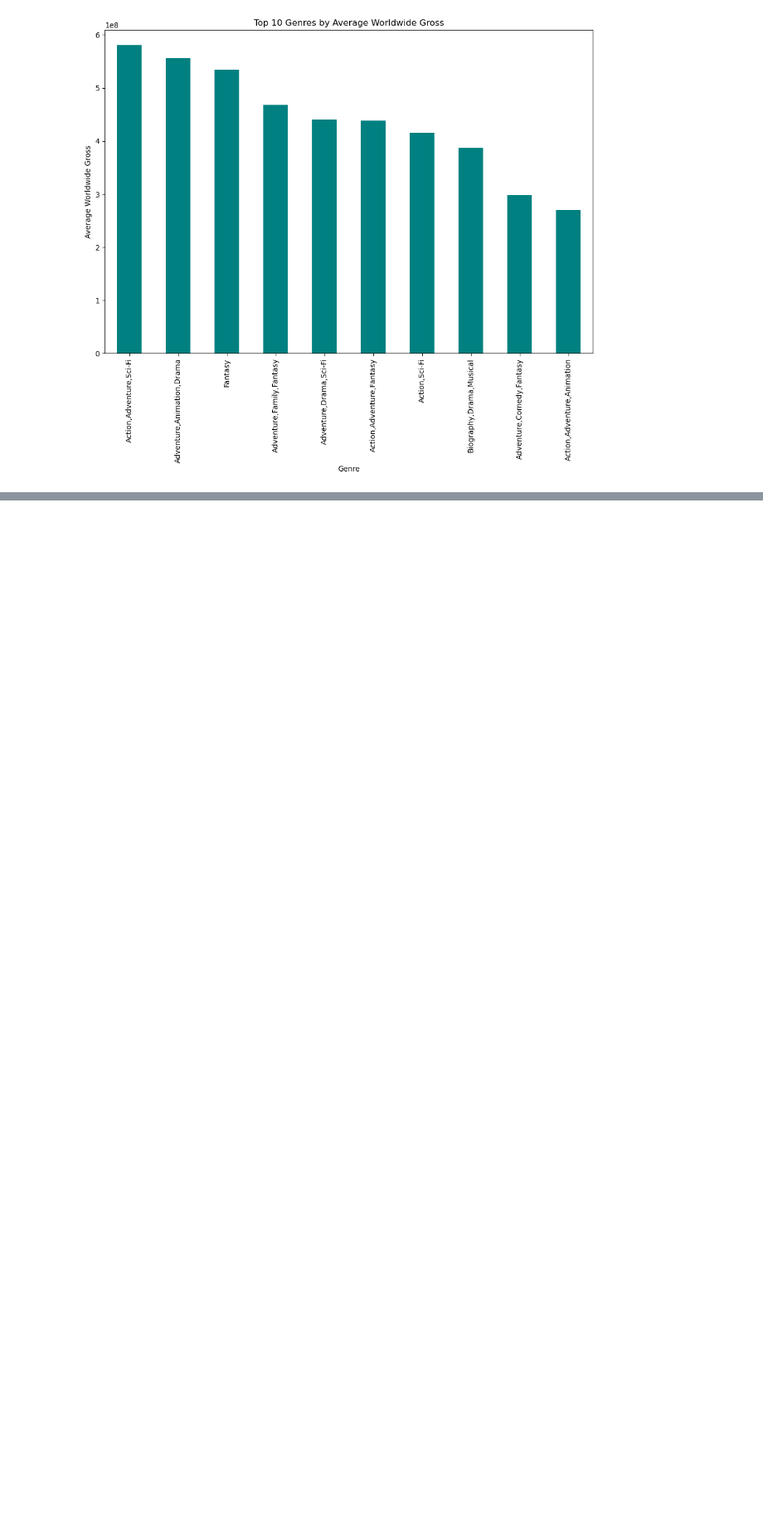
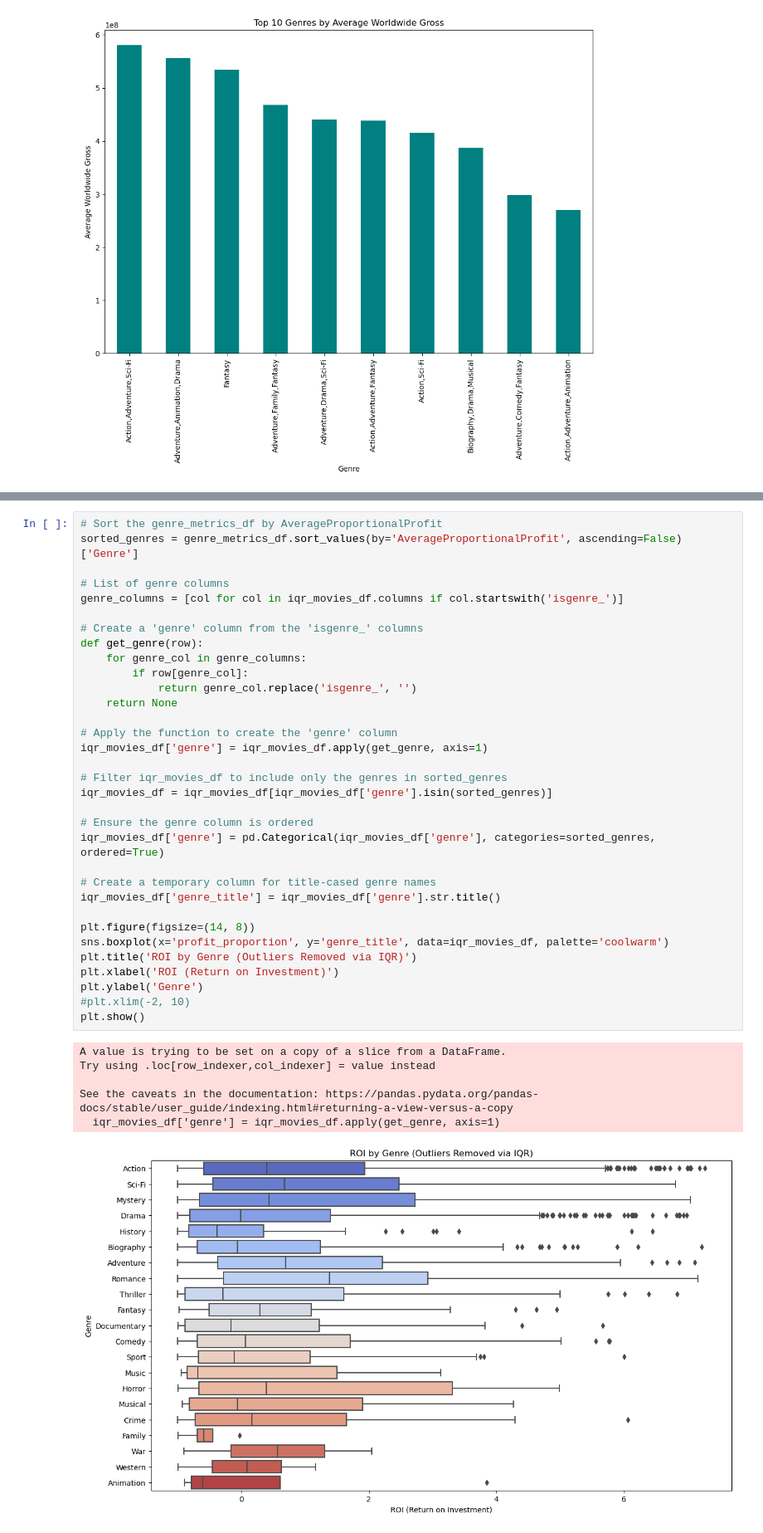
Before and after one commit to minerva-ds/dsc-movies-analysis, a Jupyter notebook: scrapnotebooks/unused_plots.ipynb, the cells around one changed output, grey strips where cells are left out. Shown at 83% size. Saved outputs shown, nothing was run; the diff lists cells and outputs as text; blank space fills up the shorter version.

```diff
--- a/scrapnotebooks/unused_plots.ipynb
+++ b/scrapnotebooks/unused_plots.ipynb
@@ -458,0 +576,40 @@ plt.show()
+# %%
+# Sort the genre_metrics_df by AverageProportionalProfit
+sorted_genres = genre_metrics_df.sort_values(by='AverageProportionalProfit', ascending=False)['Genre']
+
+# List of genre columns
+genre_columns = [col for col in iqr_movies_df.columns if col.startswith('isgenre_')]
+
+# Create a 'genre' column from the 'isgenre_' columns
+def get_genre(row):
+    for genre_col in genre_columns:
+        if row[genre_col]:
+            return genre_col.replace('isgenre_', '')
+    return None
+
+# Apply the function to create the 'genre' column
+iqr_movies_df['genre'] = iqr_movies_df.apply(get_genre, axis=1)
+
+# Filter iqr_movies_df to include only the genres in sorted_genres
+iqr_movies_df = iqr_movies_df[iqr_movies_df['genre'].isin(sorted_genres)]
+
+# Ensure the genre column is ordered
+iqr_movies_df['genre'] = pd.Categorical(iqr_movies_df['genre'], categories=sorted_genres, ordered=True)
+
+# Create a temporary column for title-cased genre names
+iqr_movies_df['genre_title'] = iqr_movies_df['genre'].str.title()
+
+plt.figure(figsize=(14, 8))
+sns.boxplot(x='profit_proportion', y='genre_title', data=iqr_movies_df, palette='coolwarm')
+plt.title('ROI by Genre (Outliers Removed via IQR)')
+plt.xlabel('ROI (Return on Investment)')
+plt.ylabel('Genre')
+#plt.xlim(-2, 10)
+plt.show()
+# %% [output]
+A value is trying to be set on a copy of a slice from a DataFrame.
+Try using .loc[row_indexer,col_indexer] = value instead
+
+See the caveats in the documentation: https://pandas.pydata.org/pandas-docs/stable/user_guide/indexing.html#returning-a-view-versus-a-copy
+  iqr_movies_df['genre'] = iqr_movies_df.apply(get_genre, axis=1)
+[figure, added]
```
Also changed, not shown: parts of 41 cells of this notebook, 5 other files.
